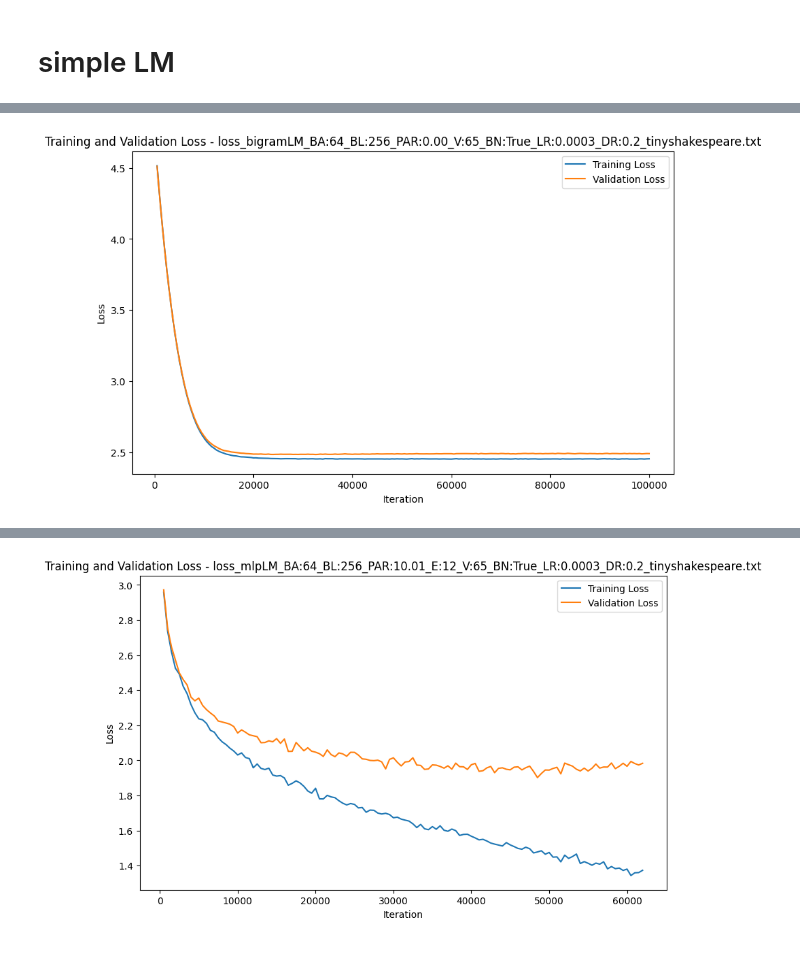
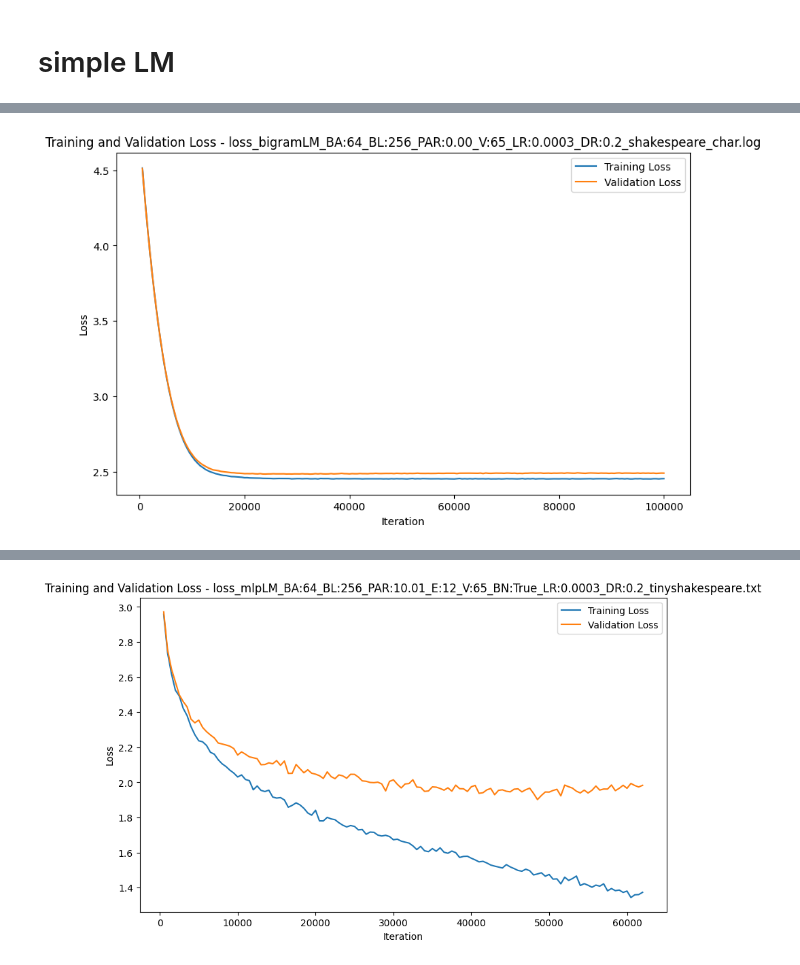
Before and after one commit to weedge/doraemon-nb, a Jupyter notebook: simple_lm.ipynb, the cells around one changed output, grey strips where cells are left out. Drawn from its saved outputs; the diff is of its cells as text; code cells hidden in the pictures.

```diff
--- a/simple_lm.ipynb
+++ b/simple_lm.ipynb
@@ -191,5 +186,5 @@ def show(filenames):
 # %%
-show(["baby-llm/simpleLM/loss_bigramLM_BA:64_BL:256_PAR:0.00_V:65_BN:True_LR:0.0003_DR:0.2_tinyshakespeare.txt"])
+show(["baby-llm/simpleLM/loss_bigramLM_BA:64_BL:256_PAR:0.00_V:65_LR:0.0003_DR:0.2_shakespeare_char.log"])
 # %% [output]
-[figure, old version]
+[figure, new version]
 # %%
```
Also changed, not shown: parts of 26 cells of this notebook.
